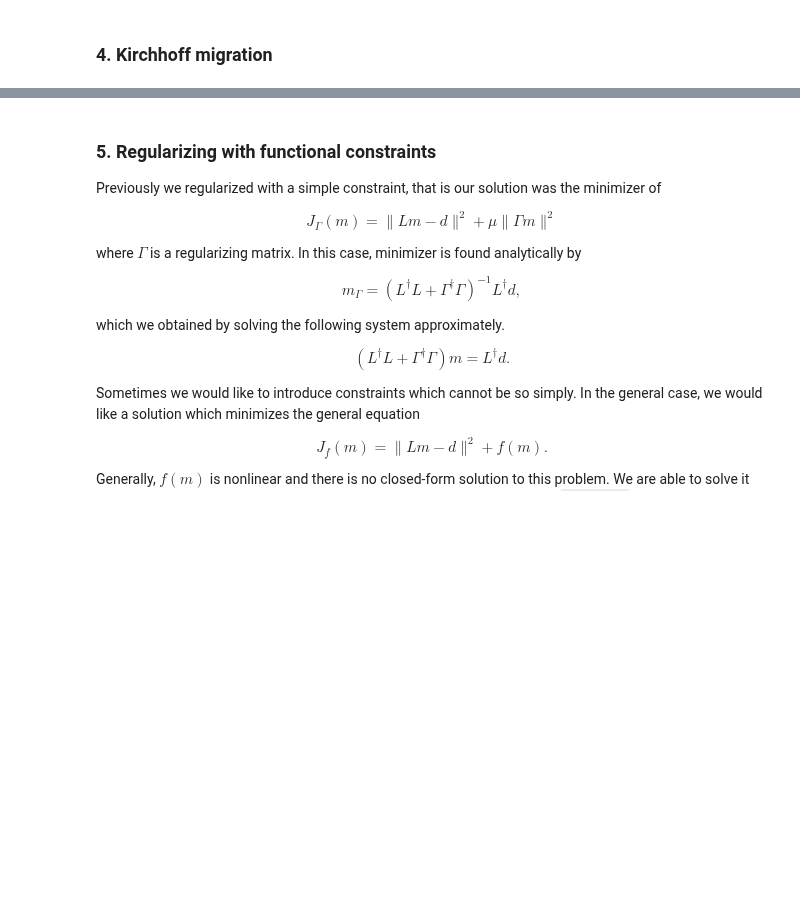
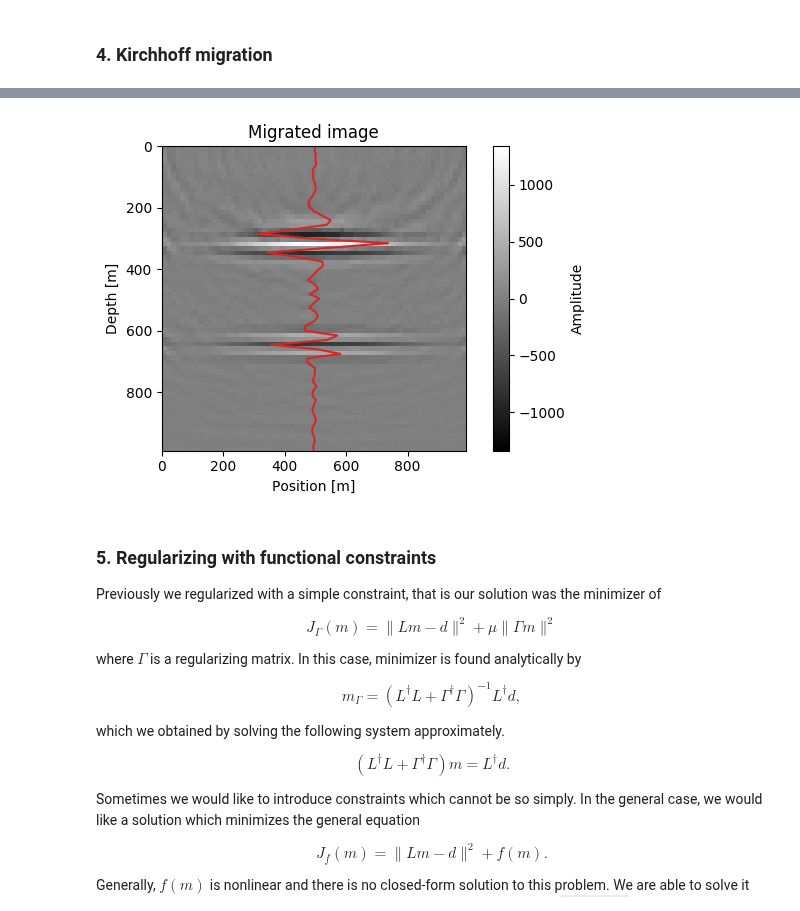
Before and after one commit to cako/KirchMig.jl, a Jupyter notebook: notebooks/LayerCake-RegularizationPart2.ipynb, the cells around one changed output, grey strips where cells are left out. Saved outputs shown, nothing was run; the diff lists cells and outputs as text; code cells hidden in the pictures; blank space fills up the shorter version.

```diff
--- a/notebooks/LayerCake-RegularizationPart2.ipynb
+++ b/notebooks/LayerCake-RegularizationPart2.ipynb
@@ -73,3 +85,18 @@ d += n*std(d)/std(n);
+# %%
+xran = x[end]-x[1]
+mod_mig = reshape(m_mig, nz, nx)
+vmin, vmax = maximum(abs.(mod_mig))*[-1,1]
+fig, ax = plt.subplots(figsize=(6,4))
+cax = ax[:imshow](mod_mig, extent=[x[1], x[end], z[end], z[1]],
+    vmin=vmin, vmax=vmax, aspect="equal", cmap="gray", interpolation=nothing)
+cbar = fig[:colorbar](cax, ax=ax)
+cbar[:ax][:set](ylabel="Amplitude");
+ax[:plot](xran*mod_mig[:,div(end,2)]./(4vmax) .+ xran./2, z, color="#d62728");
+ax[:set](xlim=(x[1], x[end]), ylim=(z[end], z[1]), xlabel="Position [m]", ylabel="Depth [m]",
+    title="Migrated image")
+fig[:tight_layout]()
+# %% [output]
+[figure, added]
 # %% [markdown]
 ### 5. Regularizing with functional constraints
 
```
Also changed, not shown: parts of 19 cells of this notebook, 1 other file.
